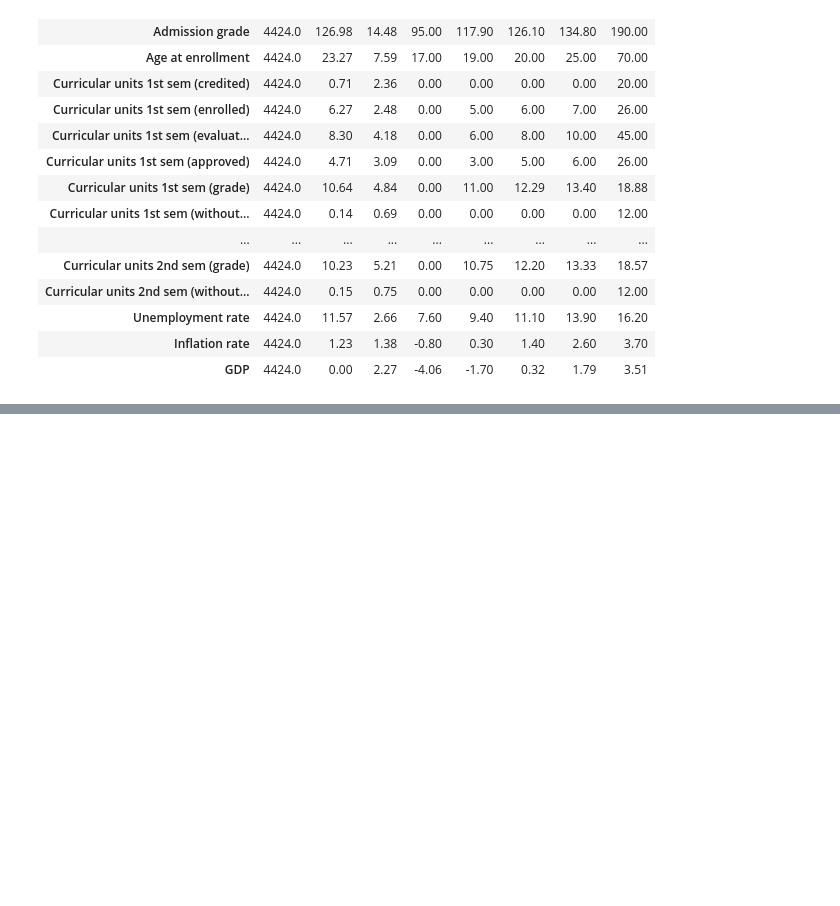
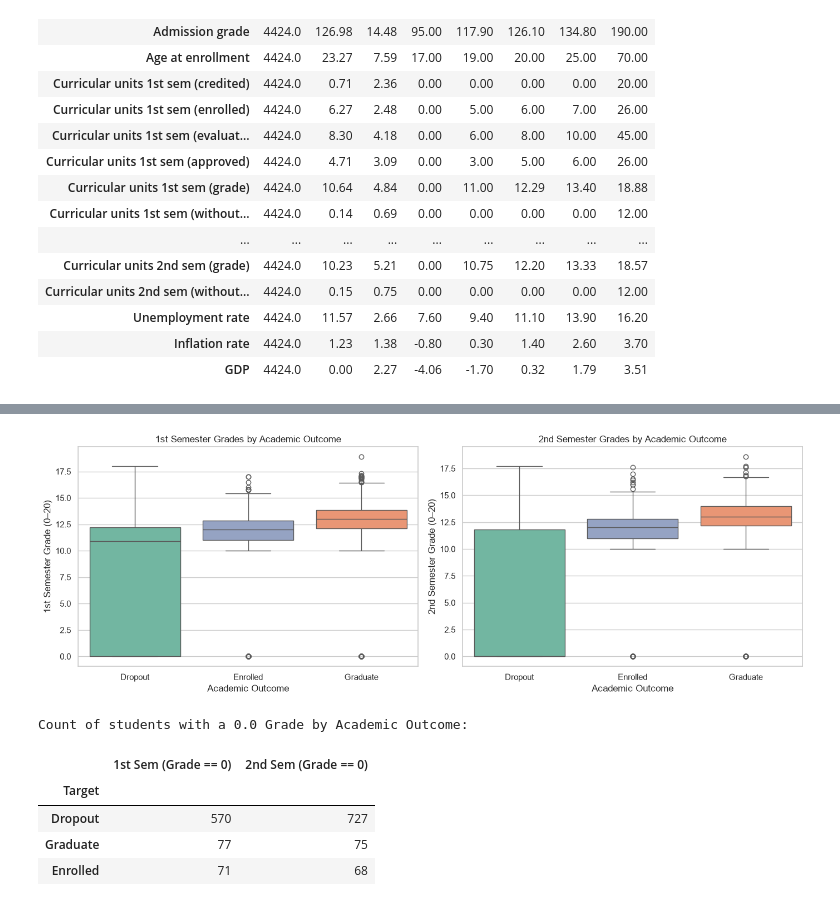
Before and after one commit to mrsegaexplains/IT5022_machine_learning_group_assignment, a Jupyter notebook: notebooks/01_data_exploration.ipynb, the cells around one changed output, grey strips where cells are left out. Drawn from its saved outputs; the diff is of its cells as text; code cells hidden in the pictures; blank space fills up the shorter version.

```diff
--- a/notebooks/01_data_exploration.ipynb
+++ b/notebooks/01_data_exploration.ipynb
@@ -765,0 +240,51 @@ The EDA indicates that academic performance, age, and financial indicators are a
+# %%
+fig, axes = plt.subplots(1, 2, figsize=(14, 5))
+
+# 1st Semester Grades
+sns.boxplot(
+    data=df,
+    x="Target",
+    y="Curricular units 1st sem (grade)",
+    order=["Dropout", "Enrolled", "Graduate"],
+    hue="Target",
+    palette="Set2",
+    legend=False,
+    ax=axes[0]
+)
+axes[0].set_title("1st Semester Grades by Academic Outcome")
+axes[0].set_xlabel("Academic Outcome")
+axes[0].set_ylabel("1st Semester Grade (0–20)")
+
+# 2nd Semester Grades
+sns.boxplot(
+    data=df,
+    x="Target",
+    y="Curricular units 2nd sem (grade)",
+    order=["Dropout", "Enrolled", "Graduate"],
+    hue="Target",
+    palette="Set2",
+    legend=False,
+    ax=axes[1]
+)
+axes[1].set_title("2nd Semester Grades by Academic Outcome")
+axes[1].set_xlabel("Academic Outcome")
+axes[1].set_ylabel("2nd Semester Grade (0–20)")
+
+plt.tight_layout()
+plt.show()
+
+# Investigate the 0.0 grade anomaly across classes
+print("Count of students with a 0.0 Grade by Academic Outcome:")
+zero_grades = pd.DataFrame({
+    "1st Sem (Grade == 0)": df[df["Curricular units 1st sem (grade)"] == 0]["Target"].value_counts(),
+    "2nd Sem (Grade == 0)": df[df["Curricular units 2nd sem (grade)"] == 0]["Target"].value_counts()
+}).fillna(0).astype(int)
+display(zero_grades)
+# %% [output]
+[figure, added]
+Count of students with a 0.0 Grade by Academic Outcome:
+|  | 1st Sem (Grade == 0) | 2nd Sem (Grade == 0) |
+| Target |  |  |
+| Dropout | 570 | 727 |
+| Graduate | 77 | 75 |
+| Enrolled | 71 | 68 |
```
Also changed, not shown: parts of 29 cells of this notebook.
